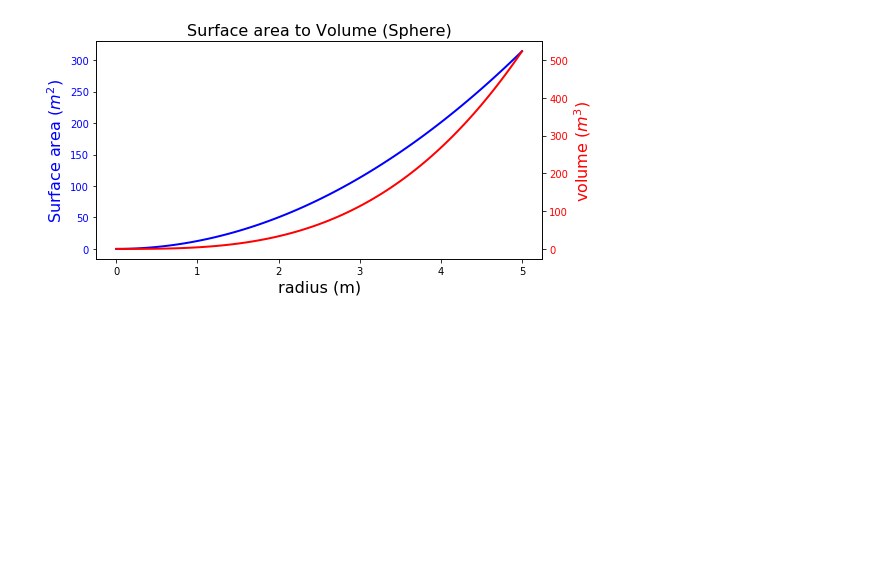
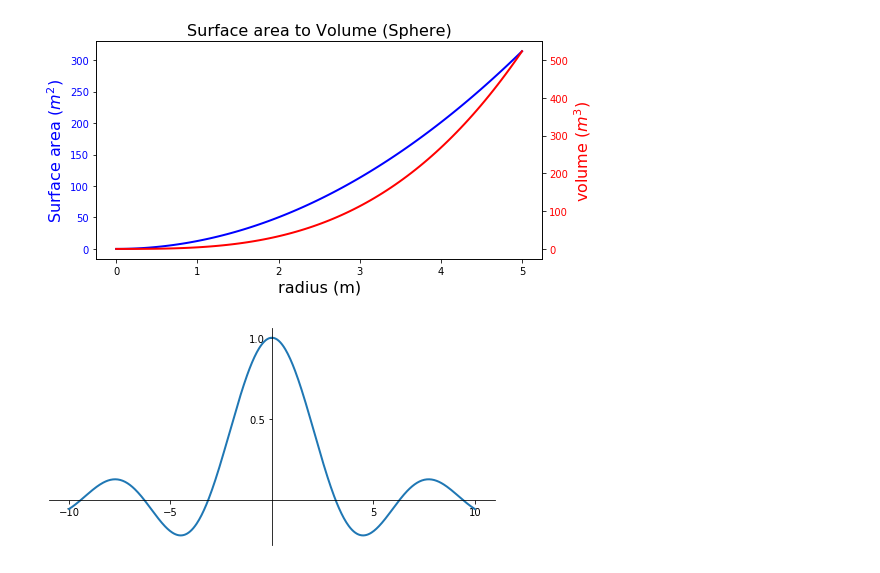
Before and after one commit to damiansp/completePython, a Jupyter notebook: numerical/04_plotting/plotting_and_vis.py.ipynb, the cells around one changed output. Cells and saved outputs as stored; diff of their text form; code cells hidden in the pictures; blank space fills up the shorter version.

```diff
--- a/numerical/04_plotting/plotting_and_vis.py.ipynb
+++ b/numerical/04_plotting/plotting_and_vis.py.ipynb
@@ -294,3 +294,23 @@ for label in ax2.get_yticklabels():
     label.set_color('red');
 # %% [output]
 [figure]
+# %%
+x = np.linspace(-10, 10, 500)
+y = np.sin(x) / x
+
+fig, ax = plt.subplots(figsize=(8, 4))
+ax.plot(x, y, lw=2)
+ax.spines['right'].set_color('none') # "remove"
+ax.spines['top'].set_color('none')
+ax.xaxis.set_ticks_position('bottom')
+ax.yaxis.set_ticks_position('left')
+ax.spines['bottom'].set_position(('data', 0))
+ax.spines['left'].set_position(('data', 0))
+ax.set_xticks([-10, -5, 5, 10])
+ax.set_yticks([0.5, 1]);
+# Intended to plot labels on a white background so as not to overlap with
+# plot, but does not appear to work as intended
+#for label in ax.get_xticklabels() + ax.get_yticklabels():
+#    label.set_bbox({'facecolor': 'white', 'edgecolor': 'white'})
+# %% [output]
+[figure, added]
```
Also changed, not shown: parts of 3 cells of this notebook.
